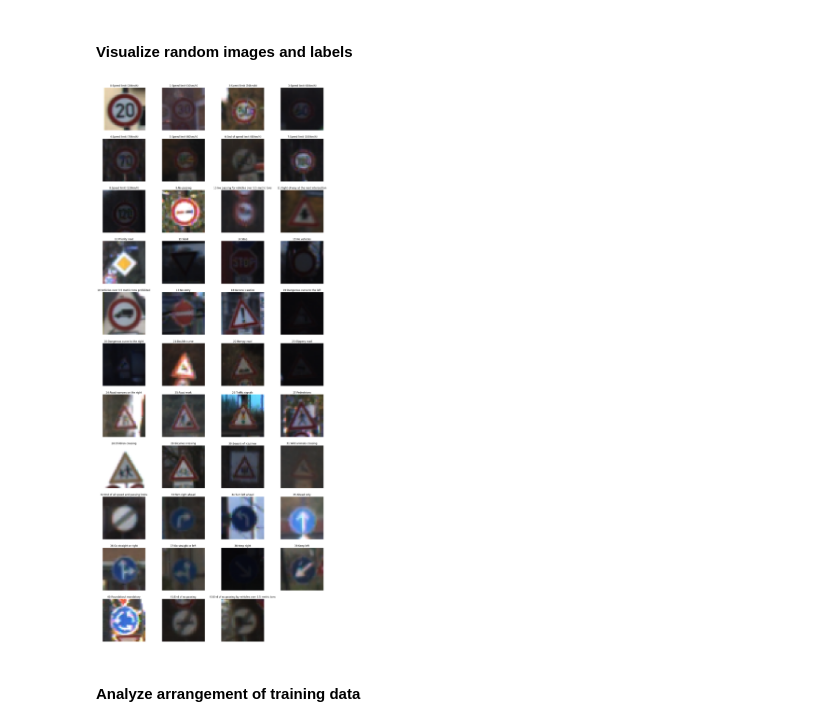
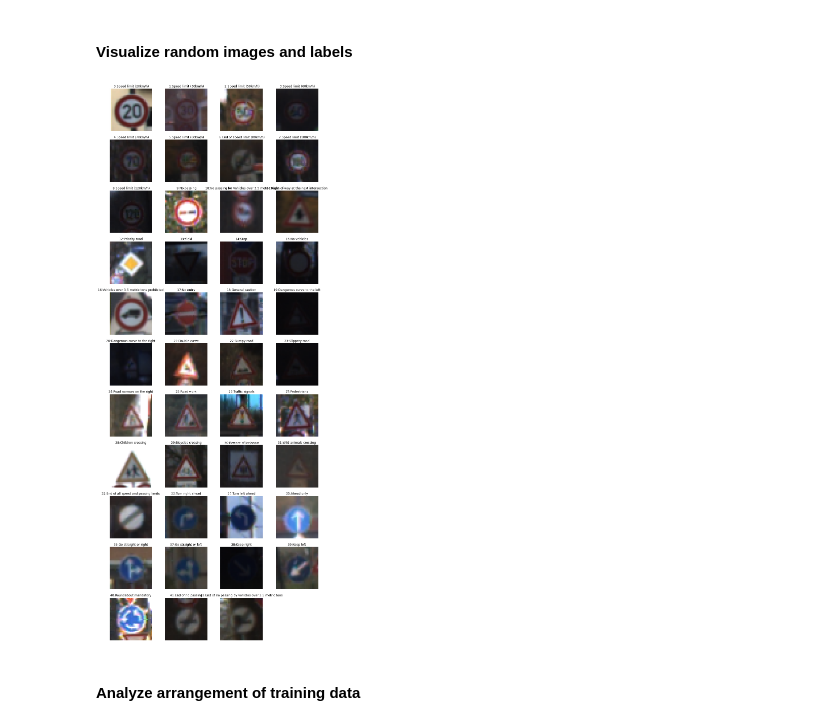
Before and after one commit to parphane/udacity-self_driving_cars, a Jupyter notebook: project-traffic_sign_classifier/Traffic_Sign_Classifier.ipynb, the cells around one changed output. Drawn from its saved outputs; the diff is of its cells as text; code cells hidden in the pictures.

```diff
--- a/project-traffic_sign_classifier/Traffic_Sign_Classifier.ipynb
+++ b/project-traffic_sign_classifier/Traffic_Sign_Classifier.ipynb
@@ -151,23 +187,10 @@ def plotImages(imgs,lbls, gray=False):
 # %%
 # Visualizations will be shown in the notebook.
 
 # Pick the first image from the training set for each sign and display its name
-y_train_list = y_train.tolist()
-imgs_each = []
-lbls_each = []
-for key in labelsSignName:
-    try:
-        lbls_each.append(key)
-        img_index = y_train_list.index(key)
-        imgs_each.append(X_train[img_index])
-    except ValueError:
-        print("Could not find image for label {:>2}:{}".format(key, labelsSignName[key]))
-        pass
-
-imgs_each = np.asarray(imgs_each)
-plotImages(imgs_each,lbls_each)
+plotLabelImages(X_train,y_train, gray=False)
 # %% [output]
-[figure, old version]
+[figure, new version]
 # %% [markdown]
 #### Analyze arrangement of training data
 # %%
```
Also changed, not shown: parts of 27 cells of this notebook, 1 other file.
